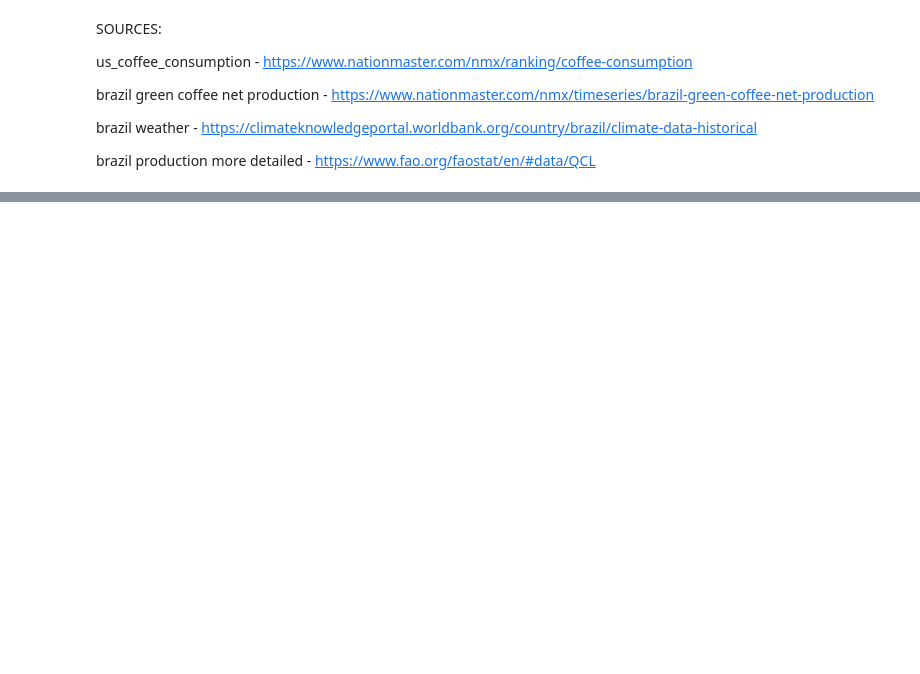
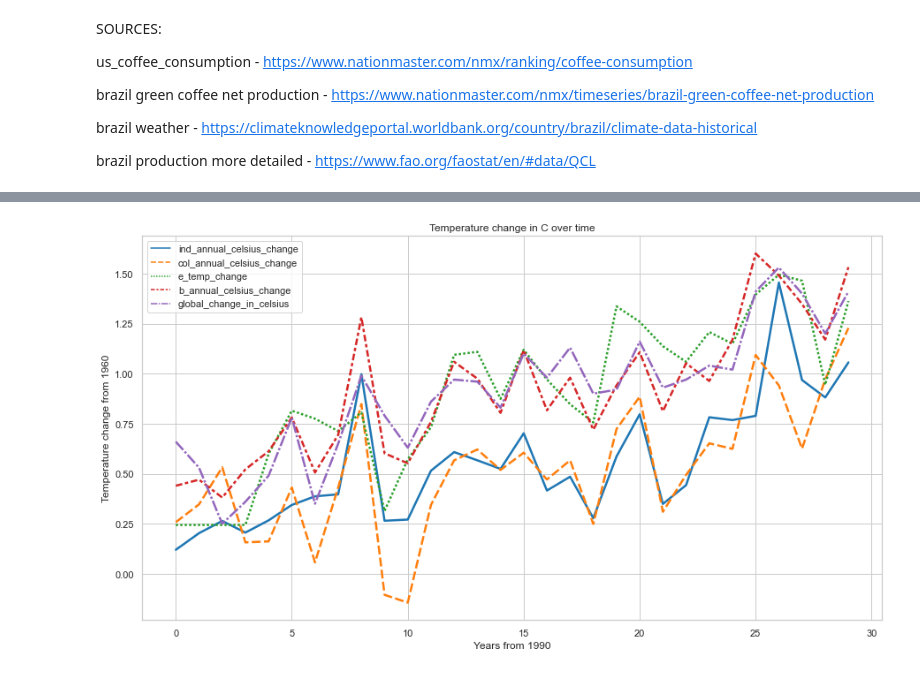
Before and after one commit to sanghyuns/Climate_Change_vs_Coffee_Production, a Jupyter notebook: Lara.ipynb, the cells around one changed output, grey strips where cells are left out. Cells and saved outputs as stored; diff of their text form; code cells hidden in the pictures; blank space fills up the shorter version.

```diff
--- a/Lara.ipynb
+++ b/Lara.ipynb
@@ -471,0 +269,13 @@ updated.head()
+# %%
+temp_changes= updated[['ind_annual_celsius_change', 'col_annual_celsius_change', 'e_temp_change',
+                       'b_annual_celsius_change', 'global_change_in_celsius']]
+# %%
+# Looking at all temperature changes:
+
+sns.set_theme(style="whitegrid")
+plt.figure(figsize=(15,8))
+plt.xlabel('Years from 1990')
+plt.ylabel('Temperature change from 1960')
+sns.lineplot(data=temp_changes, palette="tab10", linewidth=2.5).set(title='Temperature change in C over time');
+# %% [output]
+[figure, added]
```
Also changed, not shown: parts of 48 cells of this notebook.
